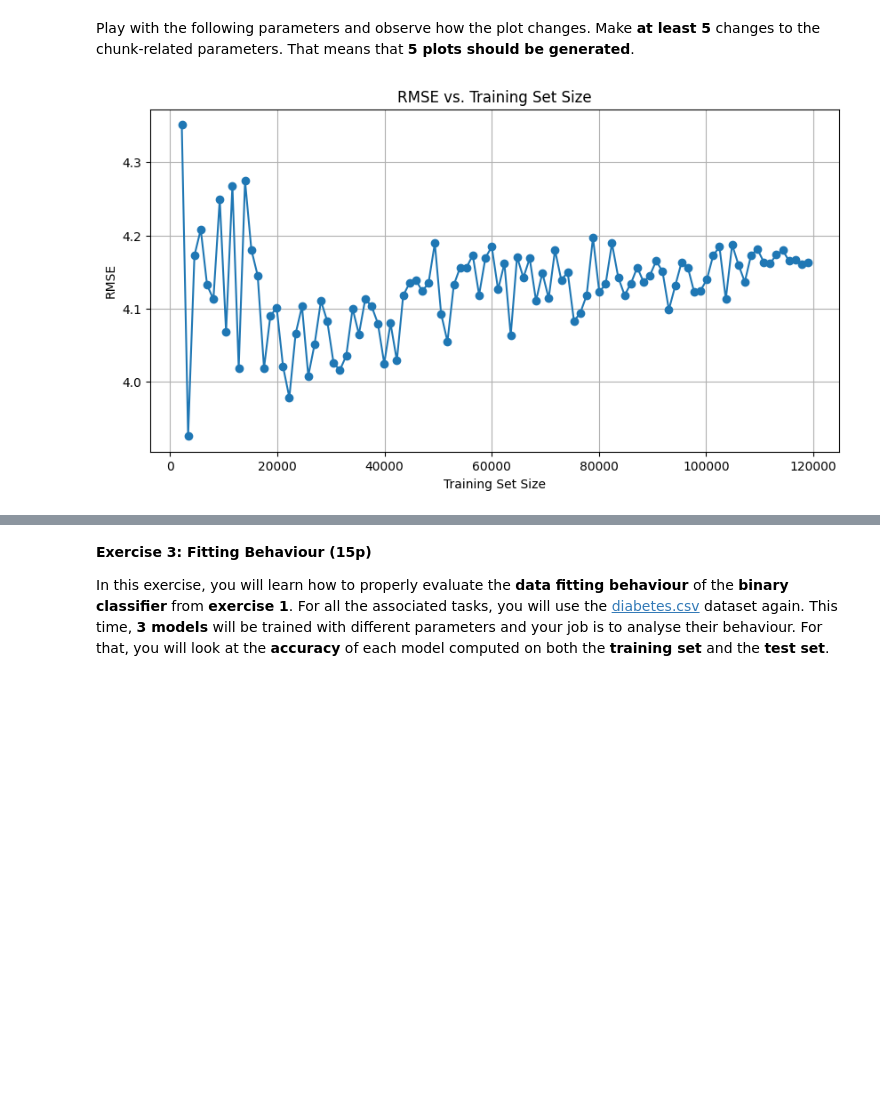
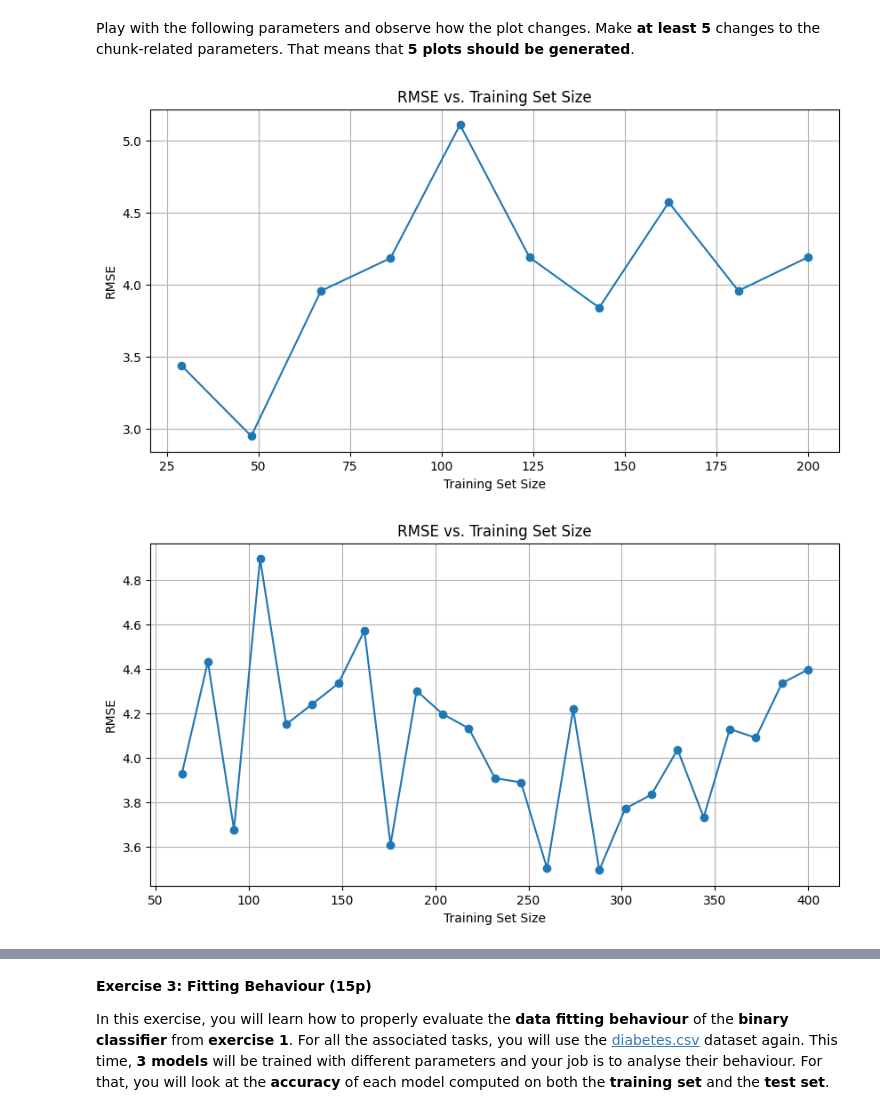
Before and after one commit to diana389/EP-Labs, a Jupyter notebook: Machine_Learning_Introduction.ipynb, the cells around one changed output, grey strips where cells are left out. Drawn from its saved outputs; the diff is of its cells as text; code cells hidden in the pictures; blank space fills up the shorter version.

```diff
--- a/Machine_Learning_Introduction.ipynb
+++ b/Machine_Learning_Introduction.ipynb
@@ -662,12 +662,21 @@ def plot_rmse_evolution(X, y, chunks, min_chunk_size, max_chunk_size):
     pass
 # %% [markdown]
 Play with the following parameters and observe how the plot changes. Make **at least 5** changes to the chunk-related parameters. That means that **5 plots should be generated**.
-# %%
-# TODO - TASK C
-CHUNKS = 100
-MIN_CHUNK_SIZE = 1000
-MAX_CHUNK_SIZE = 1000000
-
-plot_rmse_evolution(regression_X, regression_y, CHUNKS, MIN_CHUNK_SIZE, MAX_CHUNK_SIZE)
-# %% [output]
-[figure, removed]
+# %%
+# TODO - TASK C
+CHUNKS = 100
+MIN_CHUNK_SIZE = 10
+MAX_CHUNK_SIZE = 1000
+
+plot_rmse_evolution(regression_X, regression_y, chunks=10, min_chunk_size=10, max_chunk_size=200)
+
+plot_rmse_evolution(regression_X, regression_y, chunks=25, min_chunk_size=50, max_chunk_size=400)
+
+plot_rmse_evolution(regression_X, regression_y, chunks=50, min_chunk_size=100, max_chunk_size=800)
+
+plot_rmse_evolution(regression_X, regression_y, chunks=75, min_chunk_size=20, max_chunk_size=600)
+
+plot_rmse_evolution(regression_X, regression_y, chunks=100, min_chunk_size=10, max_chunk_size=1000)
+# %% [output]
+[figure, added]
+[figure, added]
```
Also changed, not shown: parts of 1 cell of this notebook.
